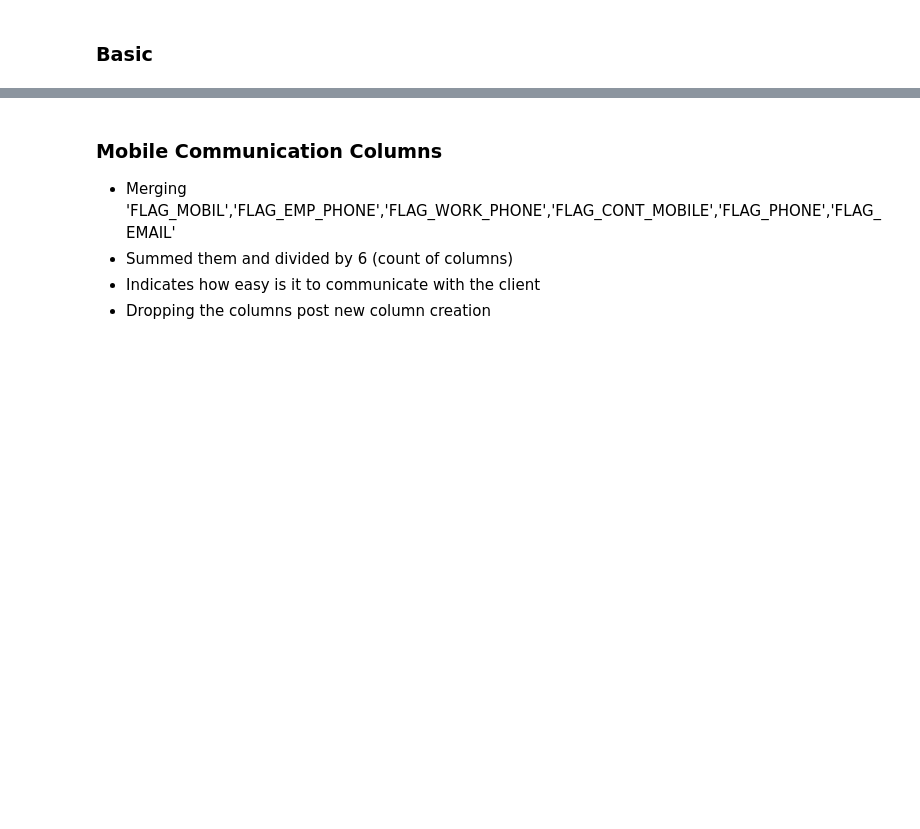
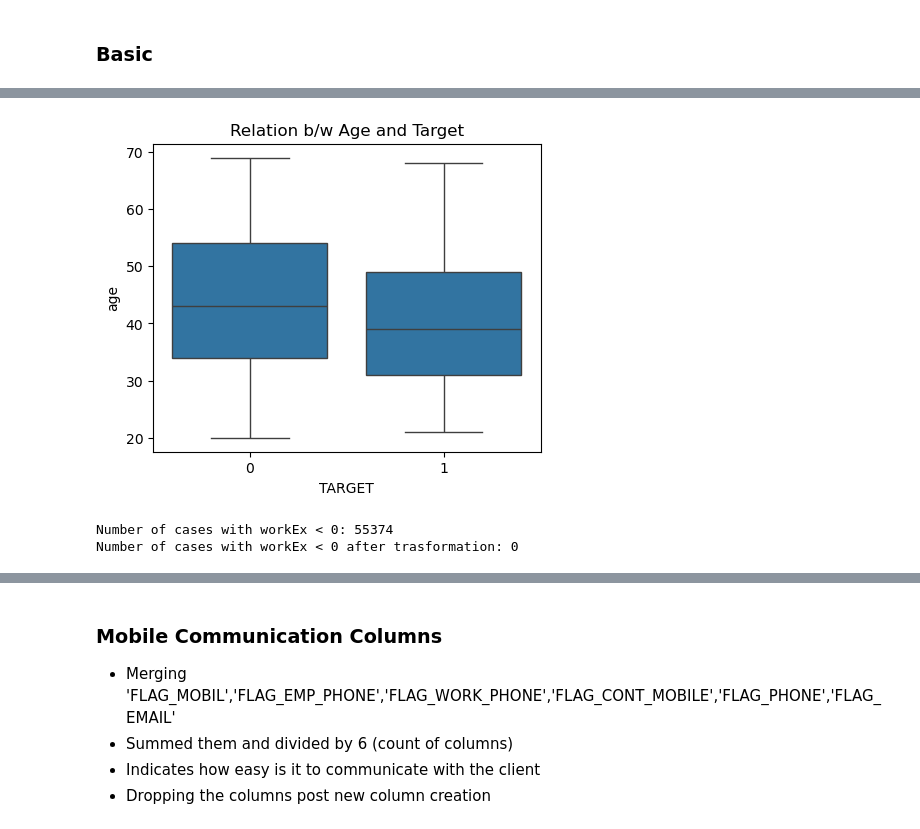
Before and after one commit to aver81/Loan-Defaulter-Classification, a Jupyter notebook: notebooks/LoanDefaulterEDA.ipynb, the cells around one changed output, grey strips where cells are left out. Cells and saved outputs as stored; diff of their text form; code cells hidden in the pictures; blank space fills up the shorter version.

```diff
--- a/notebooks/LoanDefaulterEDA.ipynb
+++ b/notebooks/LoanDefaulterEDA.ipynb
@@ -156,2 +139,9 @@ appData.drop(columns=['DAYS_BIRTH'],inplace=True)
+# %%
+plt.figure(figsize=(5,4),dpi=100)
+sns.boxplot(data=appData, y='age',x='TARGET')
+plt.title("Relation b/w Age and Target")
+plt.show()
+# %% [output]
+[figure, added]
 # %%
 # Correcting DAYS_EMPLOYED to work experience
@@ -160,0 +150,11 @@ appData.drop(columns=['DAYS_EMPLOYED'],inplace=True)
+# %%
+#Number of cases where workExperience is less that 0. Since that is not possible, we will replace those rows with 0.
+print("Number of cases with workEx < 0:", appData[appData['workExperience'] < 0].shape[0])
+
+idx = appData[appData['workExperience'] < 0].index
+appData.iloc[idx,appData.columns.get_loc('workExperience')] = 0
+
+print("Number of cases with workEx < 0 after trasformation:", appData[appData['workExperience'] < 0].shape[0])
+# %% [output]
+Number of cases with workEx < 0: 55374
+Number of cases with workEx < 0 after trasformation: 0
```
Also changed, not shown: parts of 32 cells of this notebook, 1 other file.
